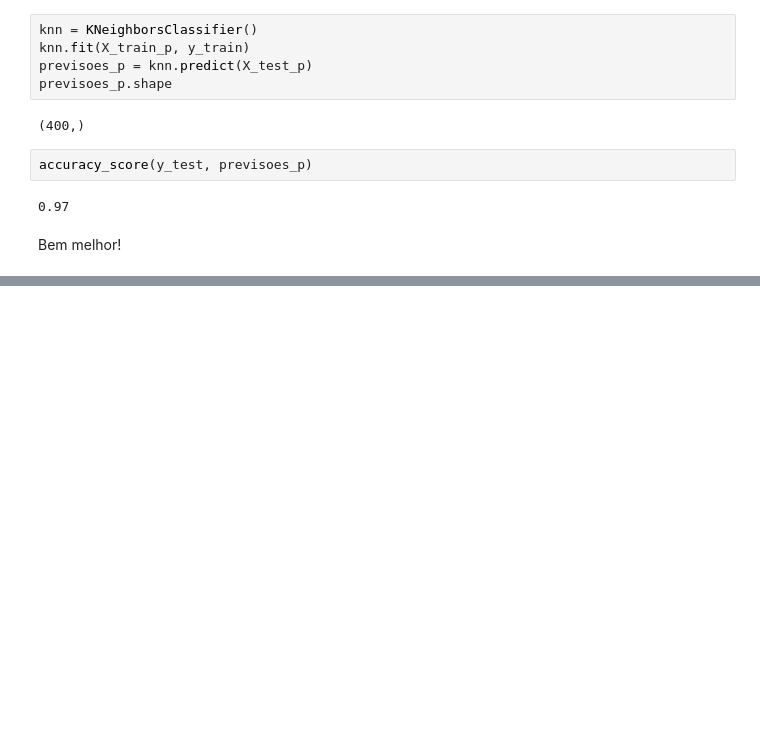
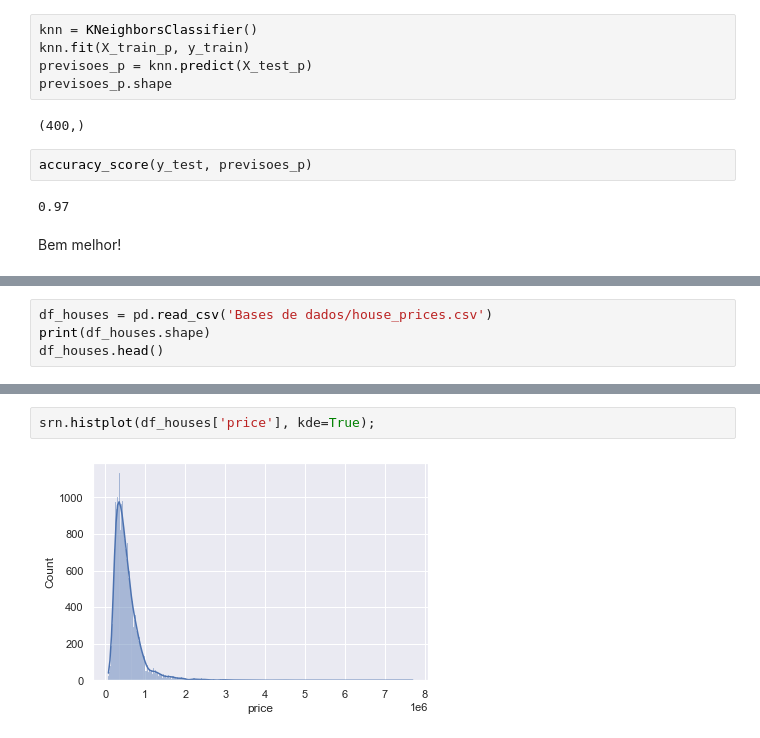
Before and after one commit to njuliacsouza/_IAExpert, a Jupyter notebook: 4. Estatística para Ciência de Dados e Machine Learning/5.02 - Modelos ML e distribuições.ipynb, the cells around one changed output, grey strips where cells are left out. Cells and saved outputs as stored; diff of their text form; blank space fills up the shorter version.

```diff
--- a/4. Estatística para Ciência de Dados e Machine Learning/5.02 - Modelos ML e distribuições.ipynb
+++ b/4. Estatística para Ciência de Dados e Machine Learning/5.02 - Modelos ML e distribuições.ipynb
@@ -214,0 +218,4 @@ Bem melhor!
+# %%
+df_houses = pd.read_csv('Bases de dados/house_prices.csv')
+print(df_houses.shape)
+df_houses.head()
@@ -214,0 +231,4 @@ Bem melhor!
+# %%
+srn.histplot(df_houses['price'], kde=True);
+# %% [output]
+[figure, added]
```
Also changed, not shown: parts of 6 cells of this notebook.
